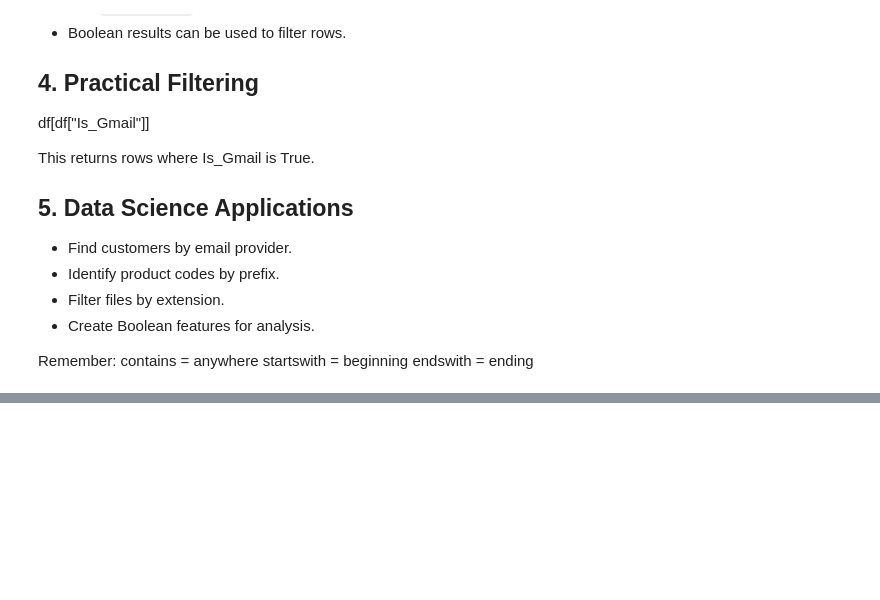
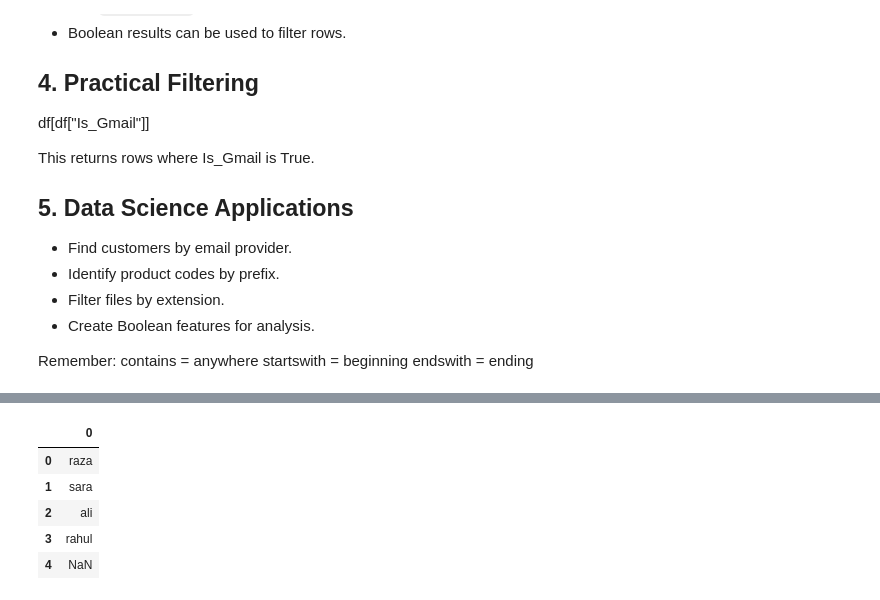
Before and after one commit to mohammadhamid8554-lgtm/data-science-from-scratch, a Jupyter notebook: phase_1.2_pandas/string_operations.ipynb, the cells around one changed output, grey strips where cells are left out. Cells and saved outputs as stored; diff of their text form; code cells hidden in the pictures; blank space fills up the shorter version.

```diff
--- a/phase_1.2_pandas/string_operations.ipynb
+++ b/phase_1.2_pandas/string_operations.ipynb
@@ -796,0 +825,6 @@ endswith = ending
+# %%
+df["Customer_Name"].str.split(" ", expand=True)
+# This is useful because you can now access the first and last names separately.
+
+df["First_Name"] = df["Customer_Name"].str.split(" ", expand=True)[0]
+# This selects the first part of each name.
@@ -796,0 +857,9 @@ endswith = ending
+# %%
+df["Email"].str.extract(r"([^@]+)")
+# %% [output]
+|  | 0 |
+| 0 | raza |
+| 1 | sara |
+| 2 | ali |
+| 3 | rahul |
+| 4 | NaN |
```
Also changed, not shown: parts of 19 cells of this notebook.
